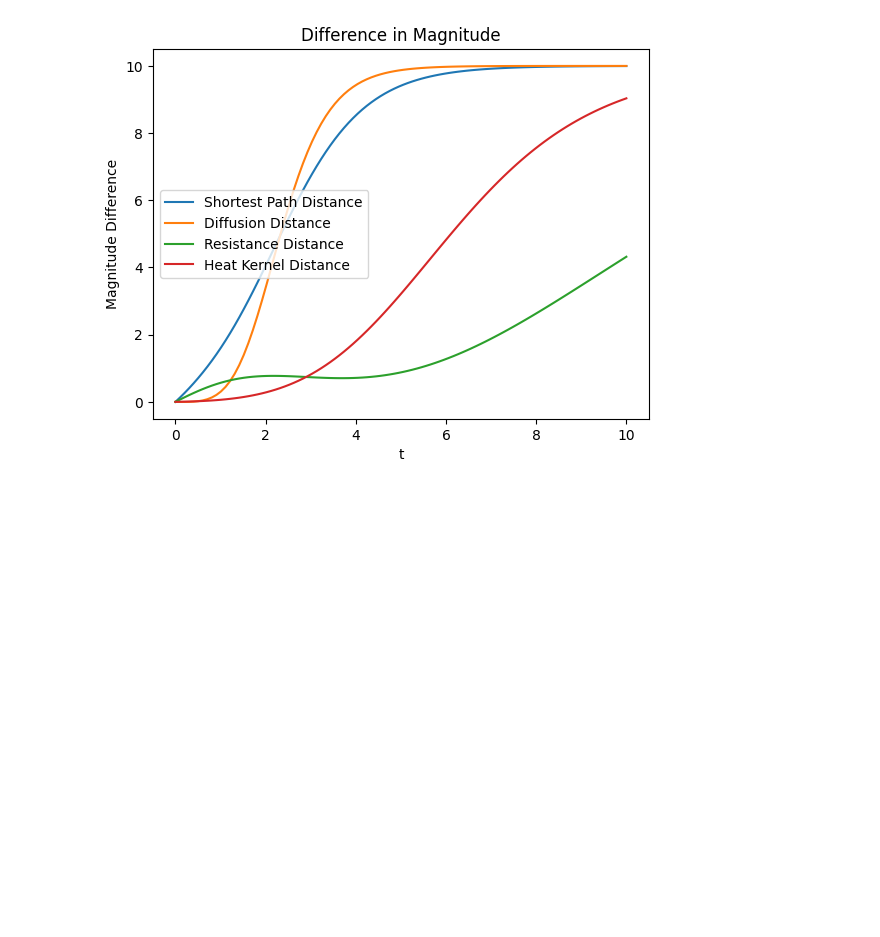
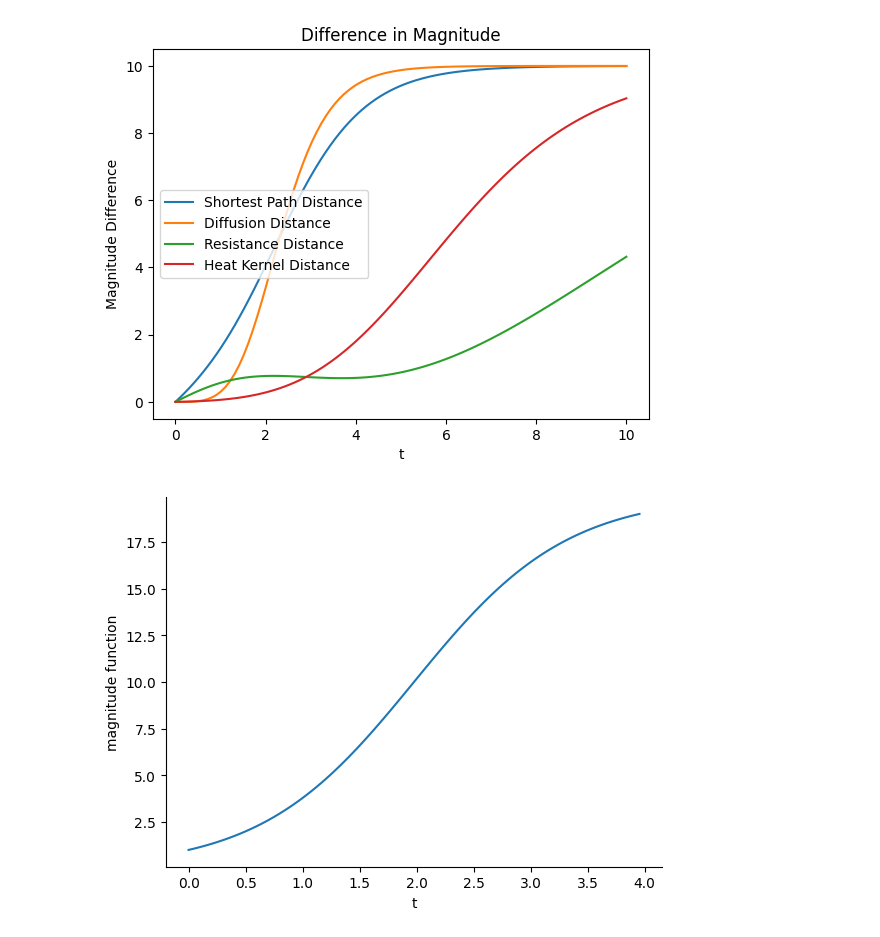
Before and after one commit to aidos-lab/magnipy, a Jupyter notebook: notebooks/graphipy_tutorial.ipynb, the cells around one changed output. Drawn from its saved outputs; the diff is of its cells as text; code cells hidden in the pictures; blank space fills up the shorter version.

Commit message:
start graphipy tutorial

```diff
--- a/notebooks/graphipy_tutorial.ipynb
+++ b/notebooks/graphipy_tutorial.ipynb
@@ -54,3 +54,12 @@ plt.legend()
 # %% [output]
 <matplotlib.legend.Legend at 0x...>
 [figure]
+# %%
+Kn = nx.complete_graph(20)
+
+graphi_Kn = Graphipy(G = Kn, mode='structure', metric = 'diffusion_distance', n_ts=100)
+# %%
+graphi_Kn.plot_magnitude_function()
+# magnis1[1].plot_magnitude_function()
+# %% [output]
+[figure, added]
```
Also changed, not shown: parts of 37 cells of this notebook, 3 other files.
